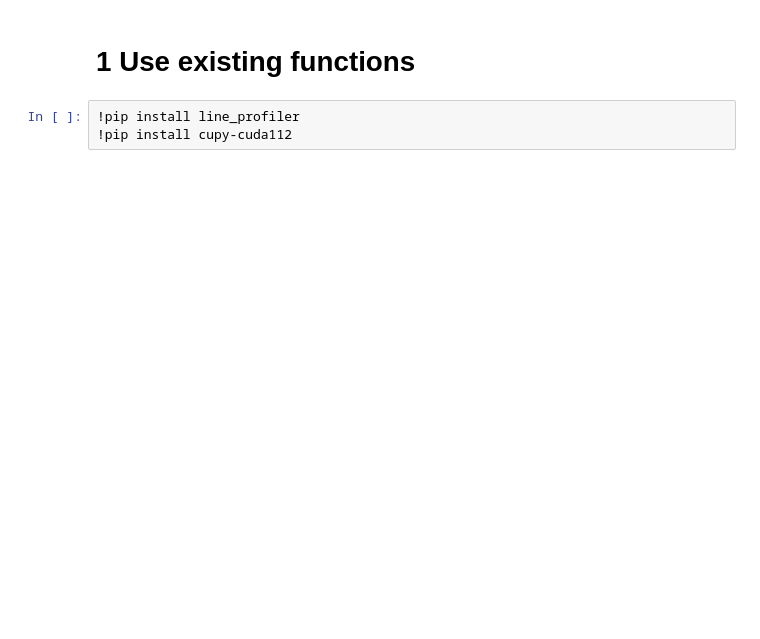
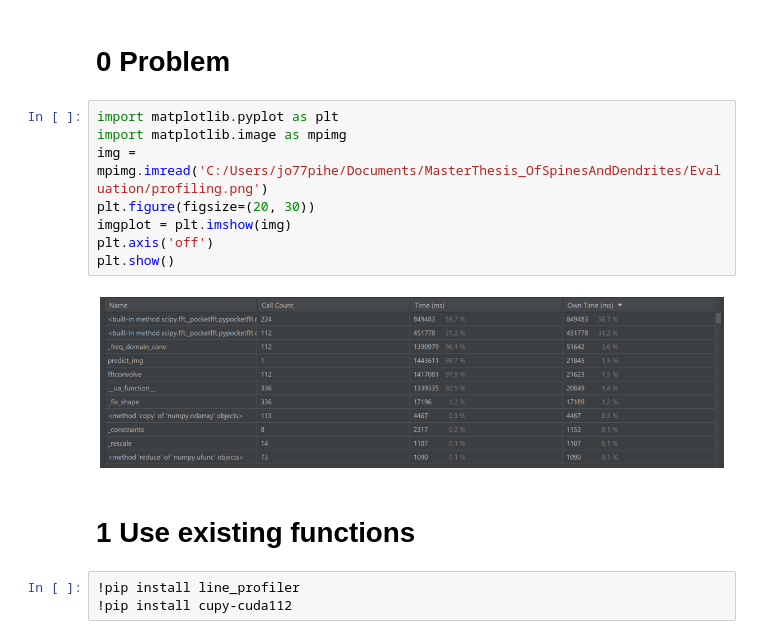
Before and after one commit to ankilab/MasterThesis_OfSpinesAndDendrites, a Jupyter notebook: Evaluation/Speed_Evaluation.ipynb, the cells around one changed output. Saved outputs shown, nothing was run; the diff lists cells and outputs as text; blank space fills up the shorter version.

```diff
--- a/Evaluation/Speed_Evaluation.ipynb
+++ b/Evaluation/Speed_Evaluation.ipynb
@@ -1,3 +1,15 @@
+# %% [markdown]
+# 0 Problem
+# %%
+import matplotlib.pyplot as plt
+import matplotlib.image as mpimg
+img = mpimg.imread('C:/Users/jo77pihe/Documents/MasterThesis_OfSpinesAndDendrites/Evaluation/profiling.png')
+plt.figure(figsize=(20, 30))
+imgplot = plt.imshow(img)
+plt.axis('off')
+plt.show()
+# %% [output]
+[figure, added]
 # %% [markdown]
 # 1 Use existing functions
 # %%
```
Also changed, not shown: parts of 43 cells of this notebook, 14 other files.
